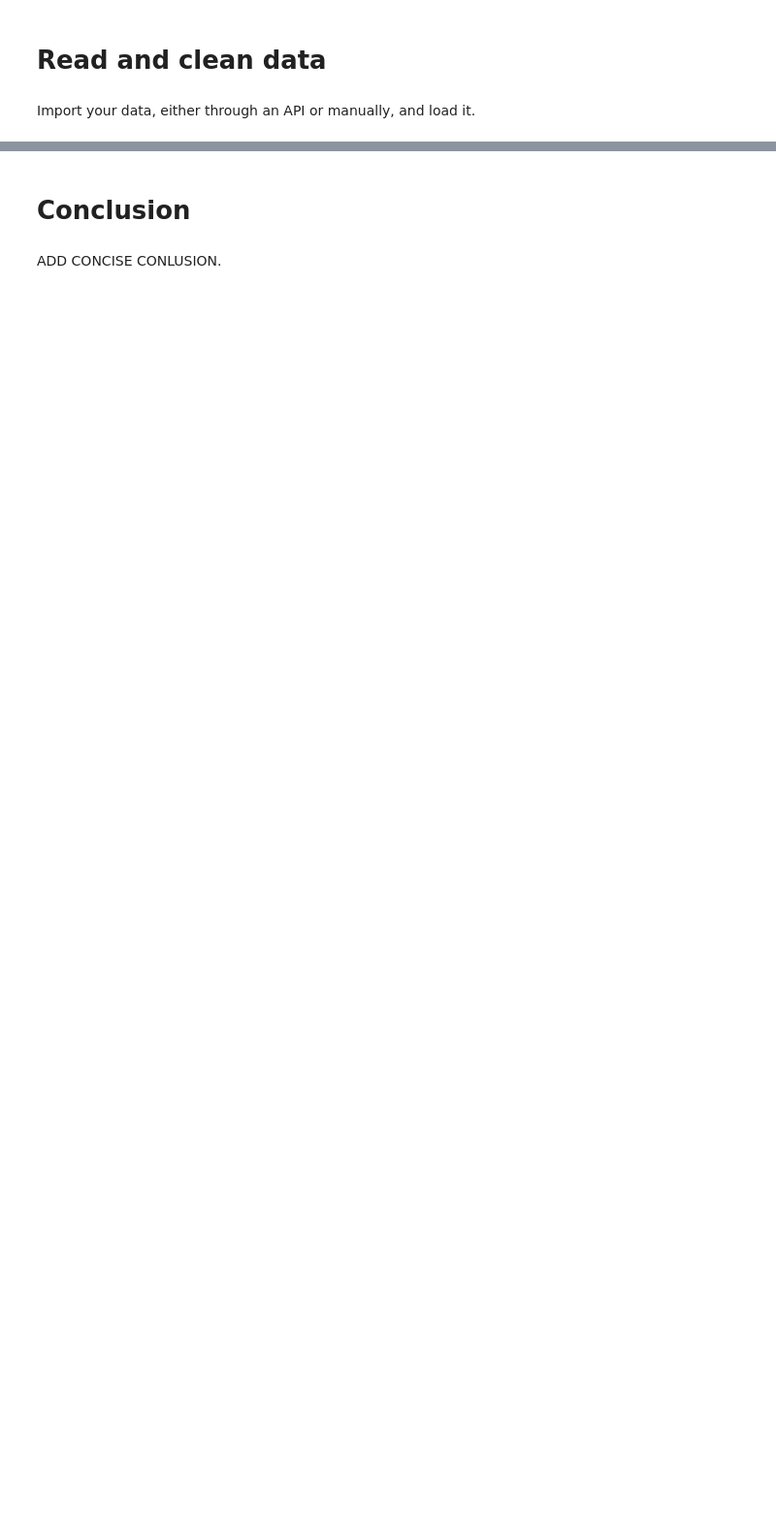
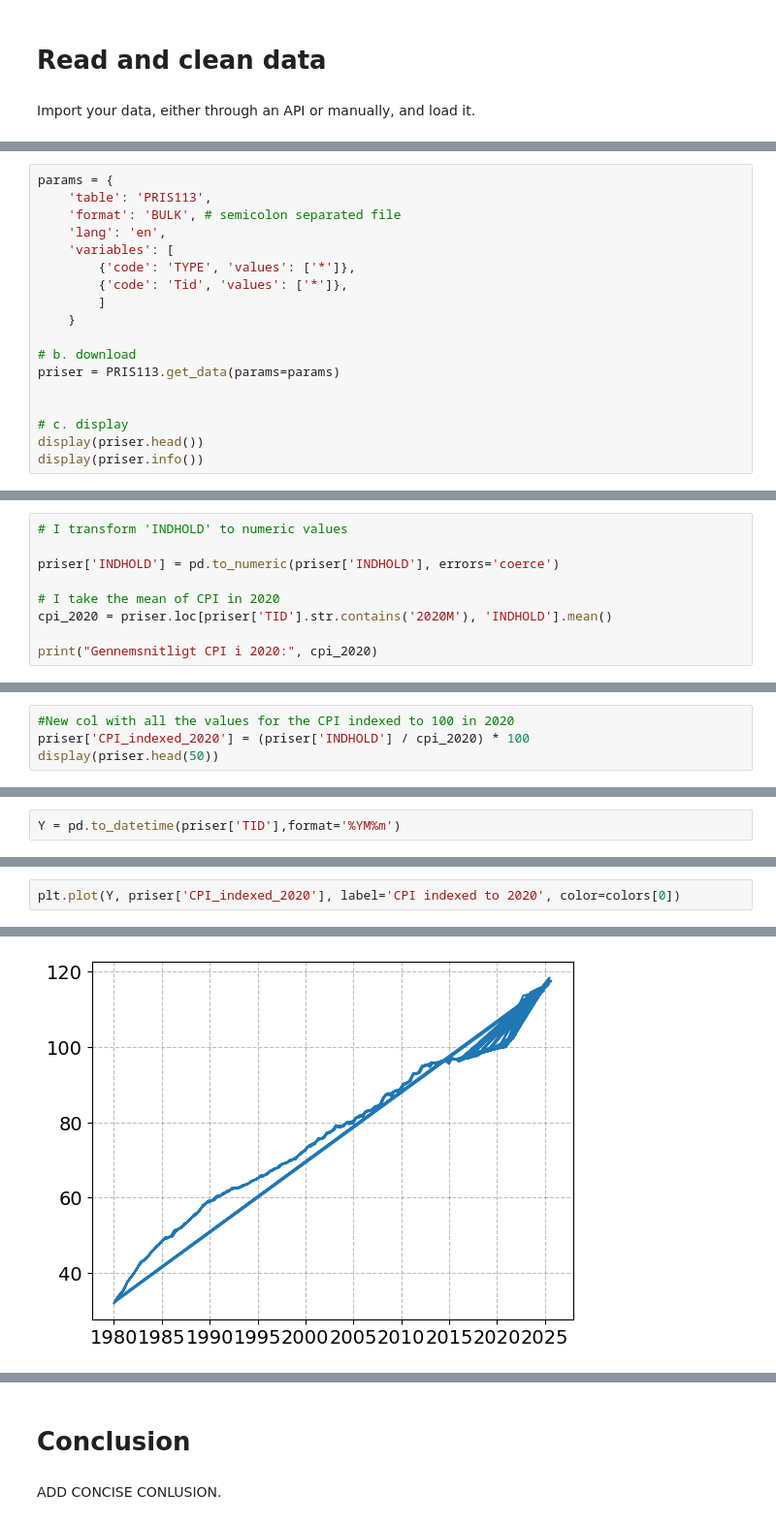
Before and after one commit to gcr710/Andreas, a Jupyter notebook: dataproject/dataproject.ipynb, the cells around one changed output, grey strips where cells are left out. Shown: that part at 97% size. Cells and saved outputs as stored; diff of their text form; blank space fills up the shorter version.

```diff
--- a/dataproject/dataproject.ipynb
+++ b/dataproject/dataproject.ipynb
@@ -77,0 +55,18 @@ Make sure that your resulting data sets have the correct number of rows and colu
+# %%
+params = {
+    'table': 'PRIS113',
+    'format': 'BULK', # semicolon separated file
+    'lang': 'en',
+    'variables': [
+        {'code': 'TYPE', 'values': ['*']},
+        {'code': 'Tid', 'values': ['*']},
+        ]
+    }
+
+# b. download
+priser = PRIS113.get_data(params=params)
+
+
+# c. display
+display(priser.head())
+display(priser.info())
@@ -77,0 +93,9 @@ Make sure that your resulting data sets have the correct number of rows and colu
+# %%
+# I transform 'INDHOLD' to numeric values
+
+priser['INDHOLD'] = pd.to_numeric(priser['INDHOLD'], errors='coerce')
+
+# I take the mean of CPI in 2020
+cpi_2020 = priser.loc[priser['TID'].str.contains('2020M'), 'INDHOLD'].mean()
+
+print("Gennemsnitligt CPI i 2020:", cpi_2020)
@@ -77,0 +104,4 @@ Make sure that your resulting data sets have the correct number of rows and colu
+# %%
+#New col with all the values for the CPI indexed to 100 in 2020
+priser['CPI_indexed_2020'] = (priser['INDHOLD'] / cpi_2020) * 100
+display(priser.head(50))
@@ -77,0 +128,2 @@ Make sure that your resulting data sets have the correct number of rows and colu
+# %%
+Y = pd.to_datetime(priser['TID'],format='%YM%m')
@@ -83,0 +179,3 @@ MAKE FURTHER ANALYSIS. EXPLAIN THE CODE BRIEFLY AND SUMMARIZE THE RESULTS.
+# %%
+plt.plot(Y, priser['CPI_indexed_2020'], label='CPI indexed to 2020', color=colors[0])
+# %% [output]
@@ -83,0 +183 @@ MAKE FURTHER ANALYSIS. EXPLAIN THE CODE BRIEFLY AND SUMMARIZE THE RESULTS.
+[figure, added]
```
Also changed, not shown: parts of 26 cells of this notebook, 2 other files.
